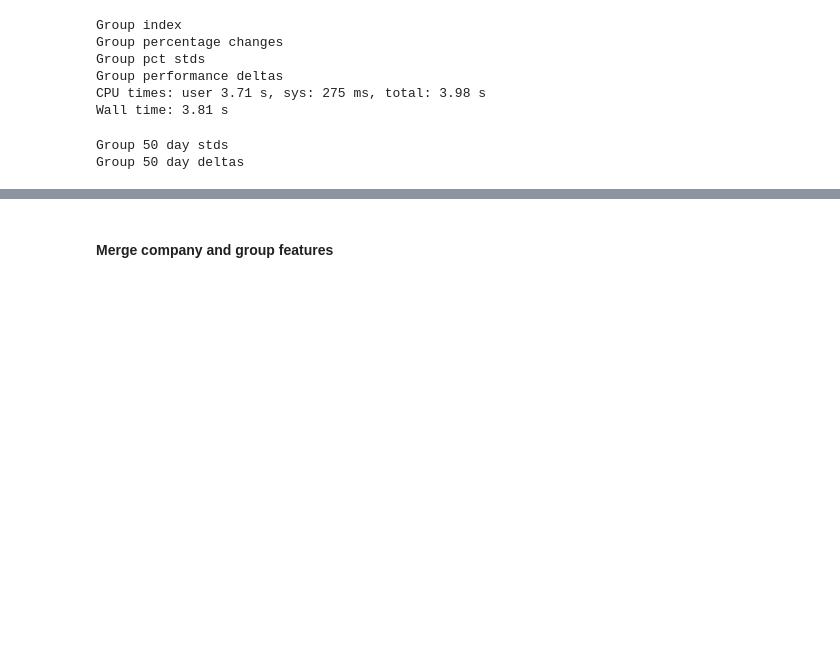
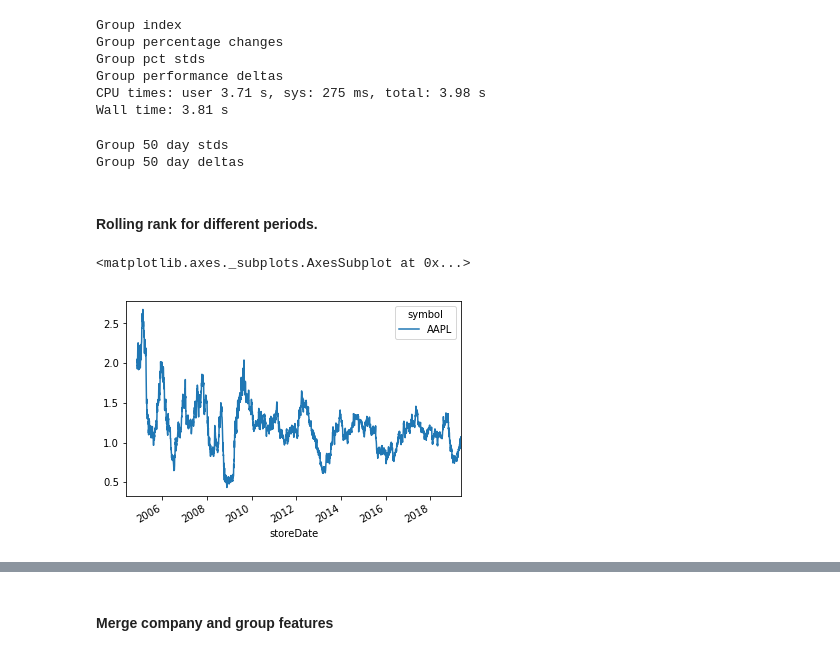
Before and after one commit to webclinic017/inception, a Jupyter notebook: notebooks/technical_dataset.ipynb, the cells around one changed output, grey strips where cells are left out. Saved outputs shown, nothing was run; the diff lists cells and outputs as text; code cells hidden in the pictures; blank space fills up the shorter version.

```diff
--- a/notebooks/technical_dataset.ipynb
+++ b/notebooks/technical_dataset.ipynb
@@ -16,7 +16,7 @@ from utils.TechnicalDS import TechnicalDS
 # %% [output]
 Loading utils/config.json
 # %%
-tech_ds = TechnicalDS('../tmp/', 'universe-px-vol-ds.h5', True, invert_list=['EURUSD=X', 'GBPUSD=X'])
+tech_ds = TechnicalDS(path='../tmp/', fname='universe-px-vol-ds.h5', load_ds=True, )
 # %% [output]
 Target date: 2019-05-22
 Loading file quote/csv/2019-05-22
@@ -456,3 +458,10 @@ incl_group_feat_dict = {
     '50Stds': group_50stds_df,
     '200Stds': group_200stds_df,
 }
+# %% [markdown]
+#### Rolling rank for different periods.
+# %%
+tech_ds.close_df[['AAPL']].apply(lambda x: (x.pct_change(120)+1)).plot()
+# %% [output]
+<matplotlib.axes._subplots.AxesSubplot at 0x...>
+[figure, added]
```
Also changed, not shown: parts of 10 cells of this notebook, 2 other files.
